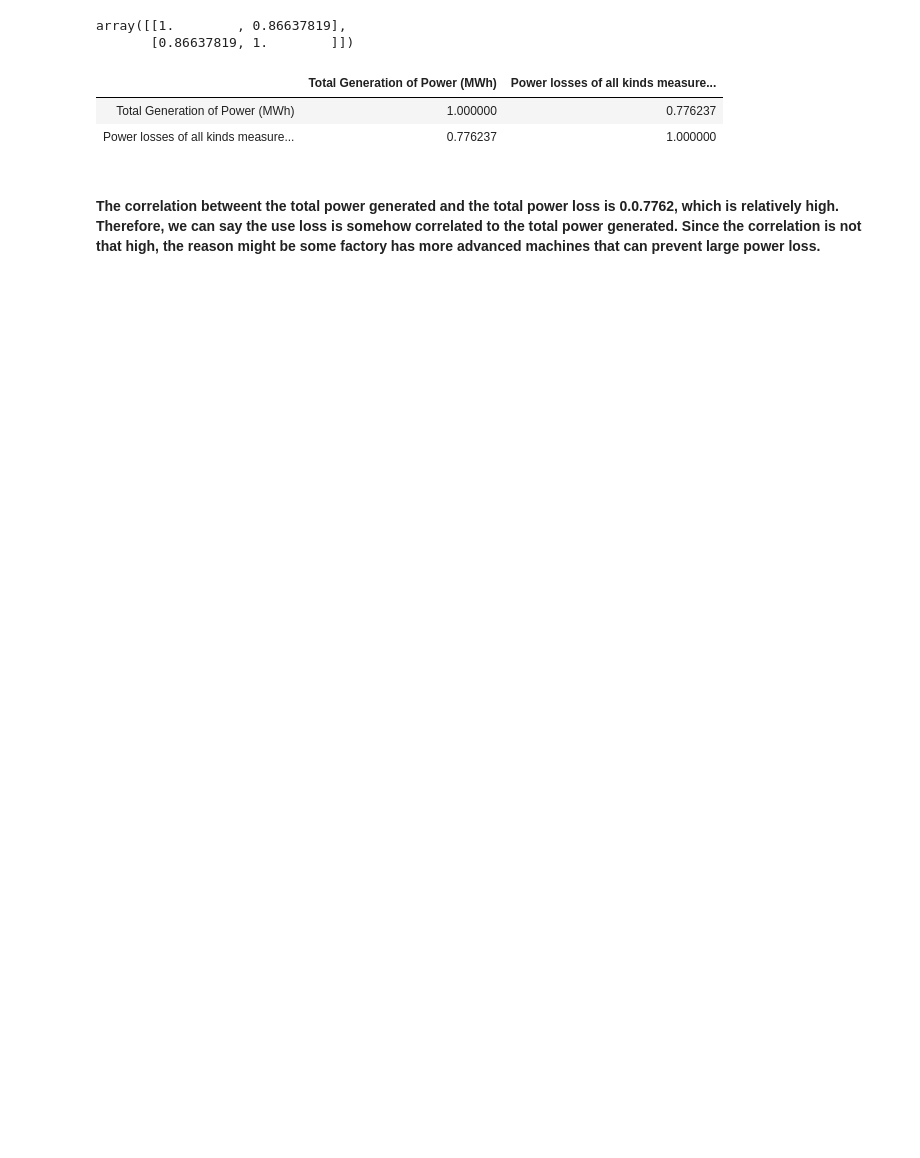
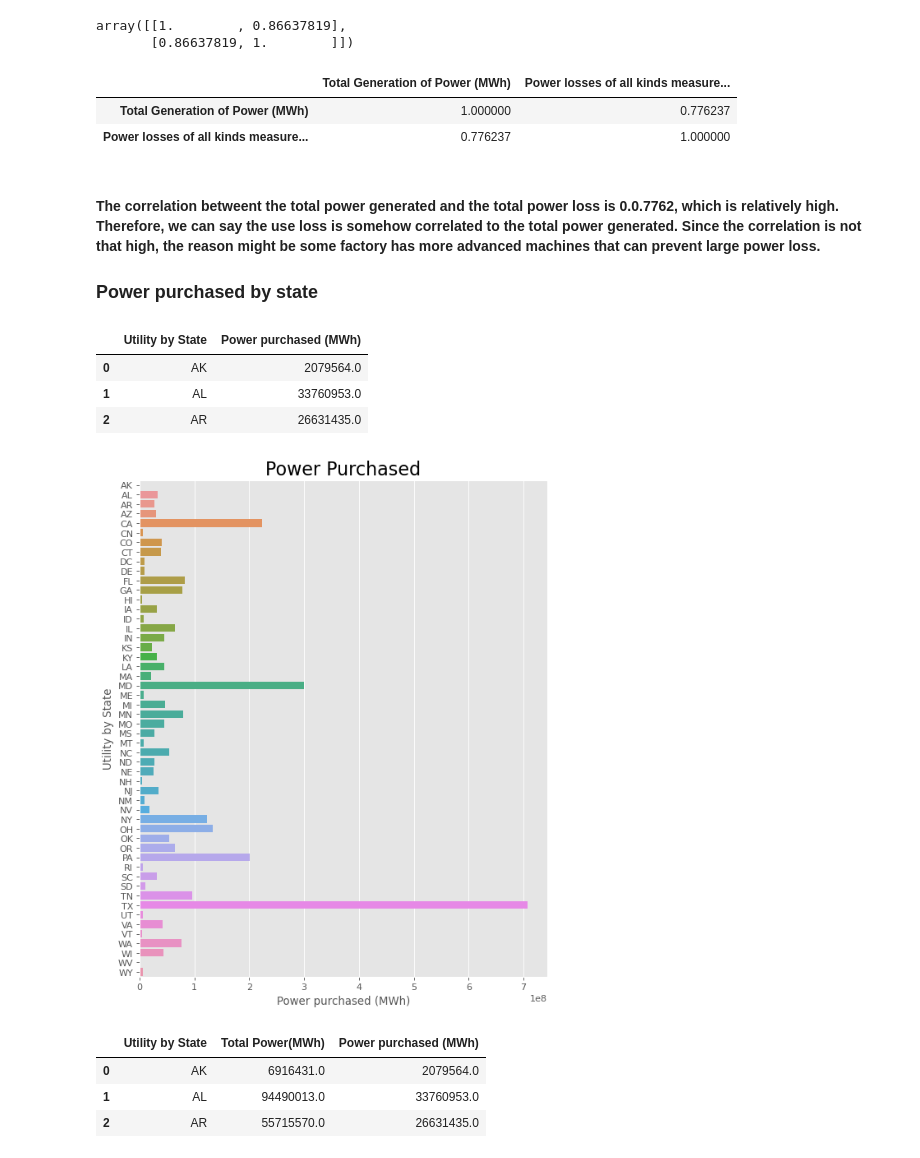
Before and after one commit to zhuy9/DMwP-EnergyUsage, a Jupyter notebook: Project_workspace.ipynb, the cells around one changed output. Drawn from its saved outputs; the diff is of its cells as text; code cells hidden in the pictures; blank space fills up the shorter version.

Commit message:
Power purchased vs power total

```diff
--- a/Project_workspace.ipynb
+++ b/Project_workspace.ipynb
@@ -330,3 +330,34 @@ df_temp2.corr()
 | Power losses of all kinds measure... | 0.776237 | 1.000000 |
 # %% [markdown]
 #### The correlation betweent the total power generated and the total power loss is 0.0.7762, which is relatively high. Therefore, we can say the use loss is somehow correlated to the total power generated. Since the correlation is not that high, the reason might be some factory has more advanced machines that can prevent large power loss.
+
+### Power purchased by state
+# %%
+pwr_purchased = df[['Sources.Purchased','Utility.State']].groupby('Utility.State').sum()
+pwr_purchased.reset_index(inplace=True)
+pwr_purchased = pwr_purchased.rename(columns={'Sources.Purchased': 'Power purchased (MWh)', 'Utility.State':'Utility by State'})
+pwr_purchased.head(3)
+# %% [output]
+|  | Utility by State | Power purchased (MWh) |
+| 0 | AK | 2079564.0 |
+| 1 | AL | 33760953.0 |
+| 2 | AR | 26631435.0 |
+# %%
+figure(figsize=(8, 10), dpi=80)
+fig4 = sns.barplot(data = pwr_purchased, y='Utility by State', x='Power purchased (MWh)')
+fig4.axes.set_title('Power Purchased', fontsize=20)
+fig4
+if (downloadPic):
+    plt.savefig ('Figure/PowerPurchasedByState.png') # not now
+# %% [output]
+[figure, added]
+# %%
+pwr_purchased_and_total = df[['Sources.Total','Sources.Purchased','Utility.State']].groupby('Utility.State').sum()
+pwr_purchased_and_total.reset_index(inplace=True)
+pwr_purchased_and_total = pwr_purchased_and_total.rename(columns={'Sources.Total': 'Total Power(MWh)', 'Sources.Purchased': 'Power purchased (MWh)', 'Utility.State':'Utility by State'})
+pwr_purchased_and_total.head(3)
+# %% [output]
+|  | Utility by State | Total Power(MWh) | Power purchased (MWh) |
+| 0 | AK | 6916431.0 | 2079564.0 |
+| 1 | AL | 94490013.0 | 33760953.0 |
+| 2 | AR | 55715570.0 | 26631435.0 |
```
Also changed, not shown: parts of 10 cells of this notebook, 12 other files.
